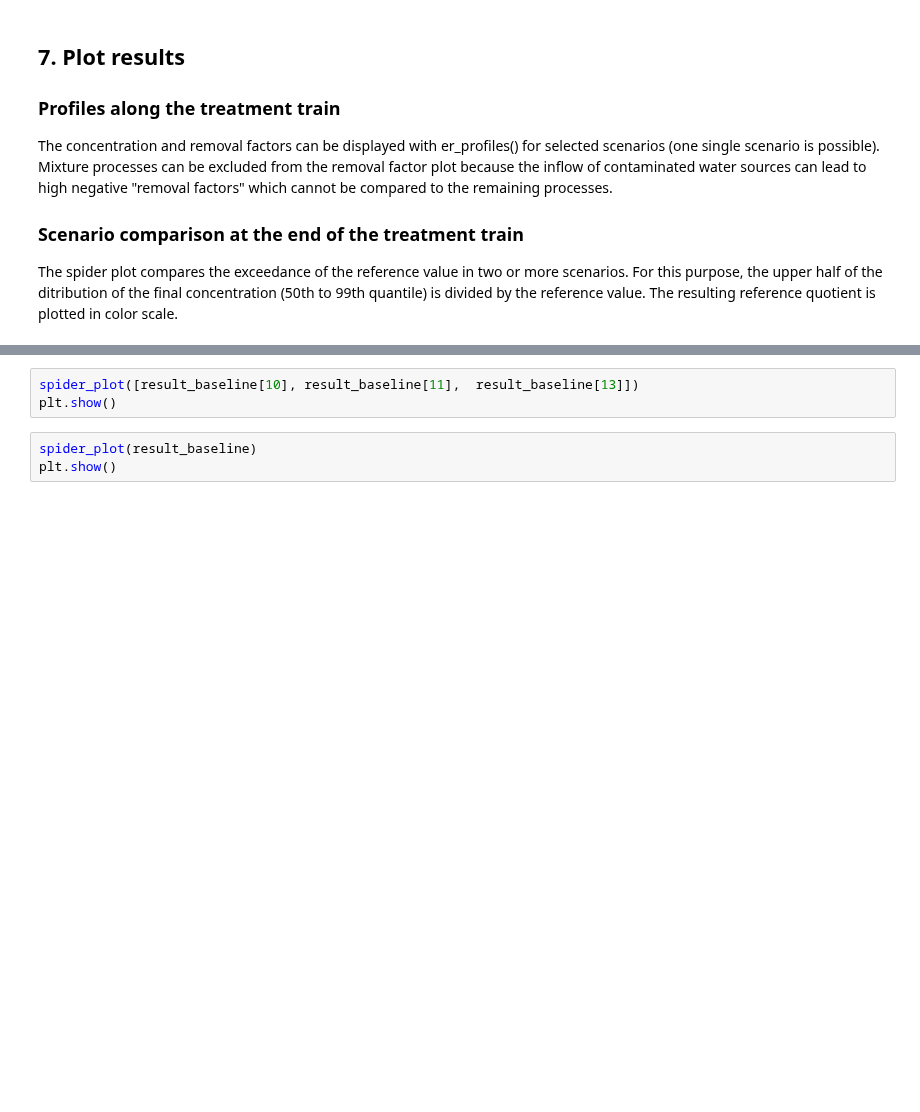
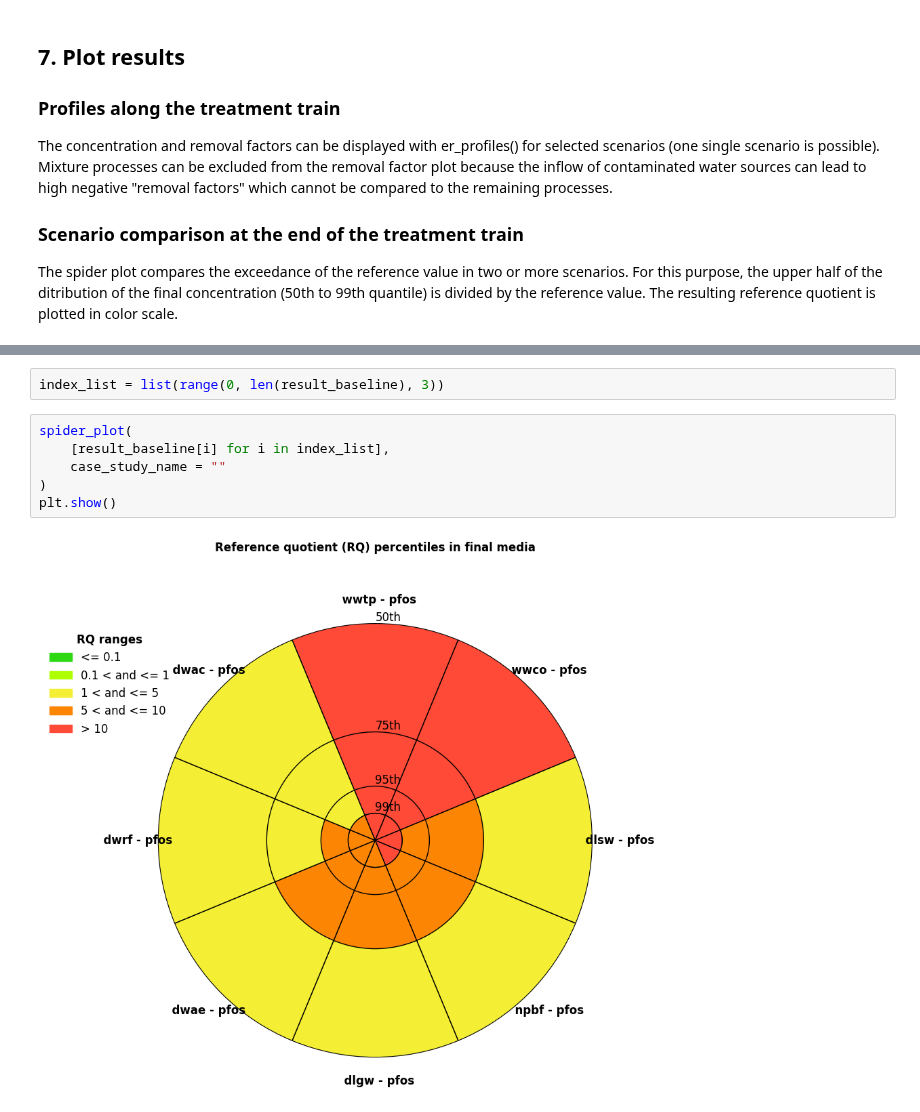
Before and after one commit to KWB-R/ewex, a Jupyter notebook: hhea_paper.ipynb, the cells around one changed output, grey strips where cells are left out. Drawn from its saved outputs; the diff is of its cells as text; blank space fills up the shorter version.

```diff
--- a/hhea_paper.ipynb
+++ b/hhea_paper.ipynb
@@ -180,6 +254,10 @@ plt.show()
-# %%
-spider_plot([result_baseline[10], result_baseline[11],  result_baseline[13]])
-plt.show()
+# %%
+index_list = list(range(0, len(result_baseline), 3))
 # %%
-spider_plot(result_baseline)
+spider_plot(
+    [result_baseline[i] for i in index_list],
+    case_study_name = ""
+)
 plt.show()
+# %% [output]
+[figure, added]
```
Also changed, not shown: parts of 10 cells of this notebook.
